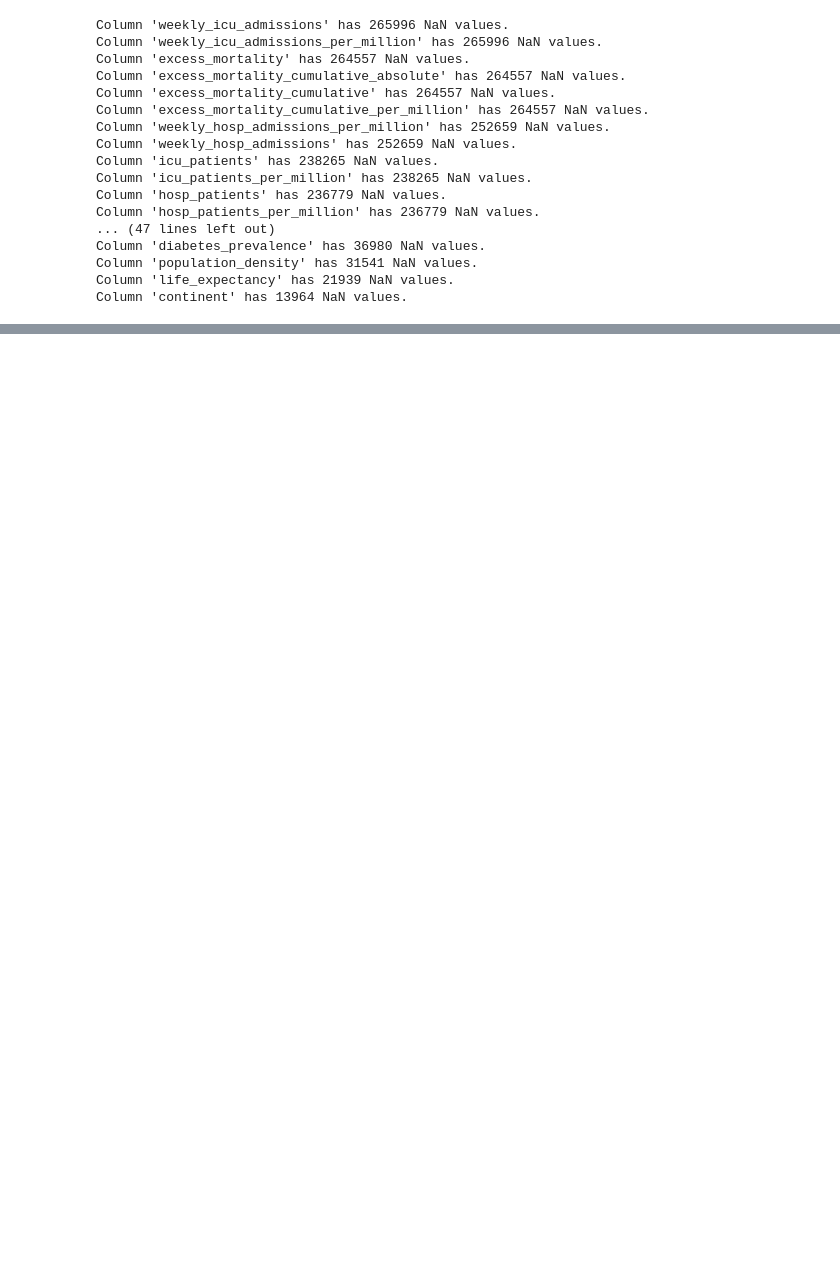
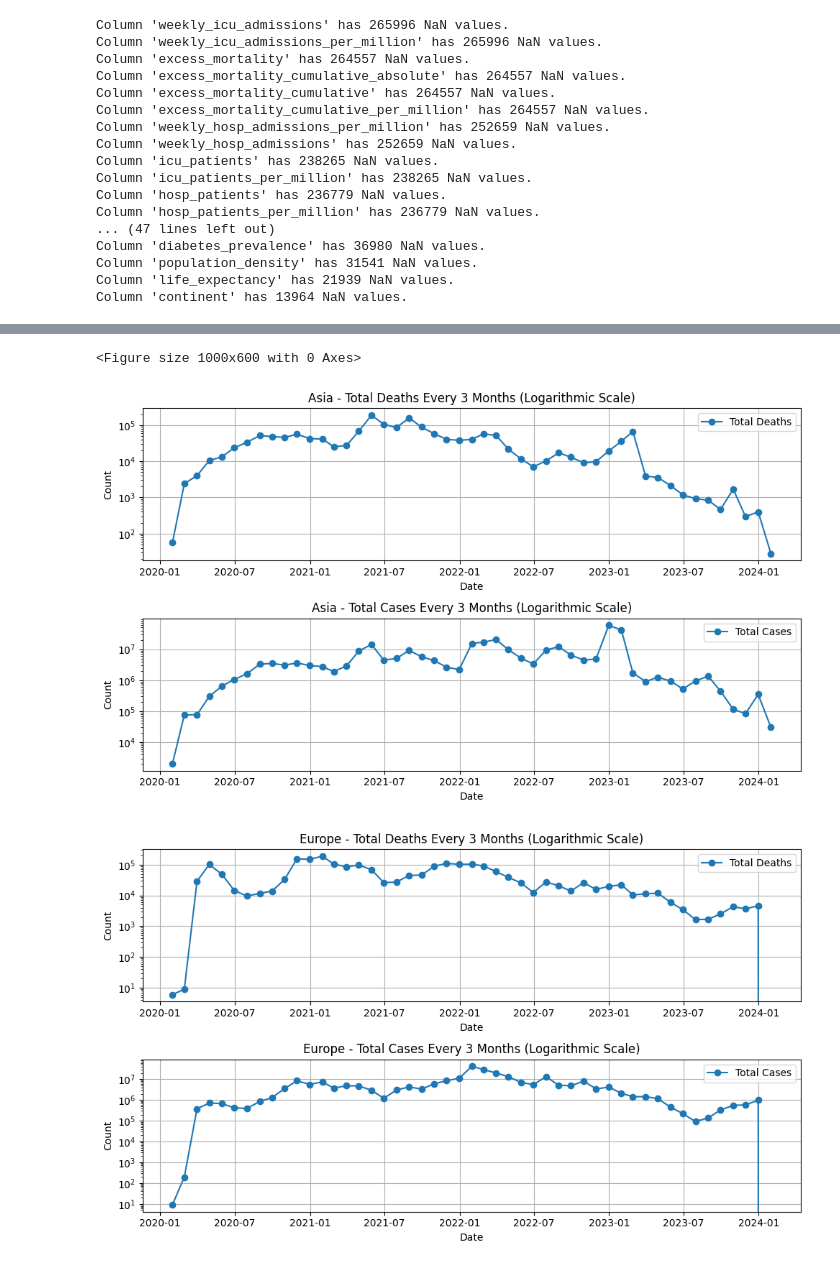
Before and after one commit to morkou/Healthcare, a Jupyter notebook: Cleaning/covid_datasets_cleaning.ipynb, the cells around one changed output, grey strips where cells are left out. Saved outputs shown, nothing was run; the diff lists cells and outputs as text; code cells hidden in the pictures; blank space fills up the shorter version.

```diff
--- a/Cleaning/covid_datasets_cleaning.ipynb
+++ b/Cleaning/covid_datasets_cleaning.ipynb
@@ -339,0 +386,53 @@ owid_data_df_cleaned.to_csv('file1.csv')
+# %%
+owid_data_df_cleaned = owid_data_df.dropna(subset=['continent'])
+# %%
+# Assuming your DataFrame is named owid_data_df_cleaned
+
+# Convert 'date' column to datetime format
+owid_data_df_cleaned['date'] = pd.to_datetime(owid_data_df_cleaned['date'])
+
+# Set 'date' as the index
+owid_data_df_cleaned.set_index('date', inplace=True)
+
+# Fill NaN values with 0
+owid_data_df_cleaned.fillna(0, inplace=True)
+# %%
+# Group by continent and resample the data every 3 months, summing only 'new_cases' and 'new_deaths'
+grouped_df = owid_data_df_cleaned.groupby('continent').resample('M').agg({'new_cases': 'sum', 'new_deaths': 'sum'})
+
+# Plot new deaths and new cases
+plt.figure(figsize=(10, 6))
+
+# Get unique continents
+continents = owid_data_df_cleaned['continent'].unique()
+
+# Create separate plots for total cases and total deaths for each continent with y-axis scaling
+for continent in continents:
+    plt.figure(figsize=(10, 6))
+
+    # Plot total deaths with logarithmic scaling
+    plt.subplot(2, 1, 1)
+    plt.plot(grouped_df.loc[continent].index, grouped_df.loc[continent]['new_deaths'], label='Total Deaths', marker='o')
+    plt.yscale('log')  # Logarithmic scaling
+    plt.title(f'{continent} - Total Deaths Every 3 Months (Logarithmic Scale)')
+    plt.xlabel('Date')
+    plt.ylabel('Count')
+    plt.legend()
+    plt.grid(True)
+
+    # Plot total cases with logarithmic scaling
+    plt.subplot(2, 1, 2)
+    plt.plot(grouped_df.loc[continent].index, grouped_df.loc[continent]['new_cases'], label='Total Cases', marker='o')
+    plt.yscale('log')  # Logarithmic scaling
+    plt.title(f'{continent} - Total Cases Every 3 Months (Logarithmic Scale)')
+    plt.xlabel('Date')
+    plt.ylabel('Count')
+    plt.legend()
+    plt.grid(True)
+
+    plt.tight_layout()
+    plt.show()
+# %% [output]
+<Figure size 1000x600 with 0 Axes>
+[figure, added]
+[figure, added]
```
Also changed, not shown: parts of 8 cells of this notebook.
